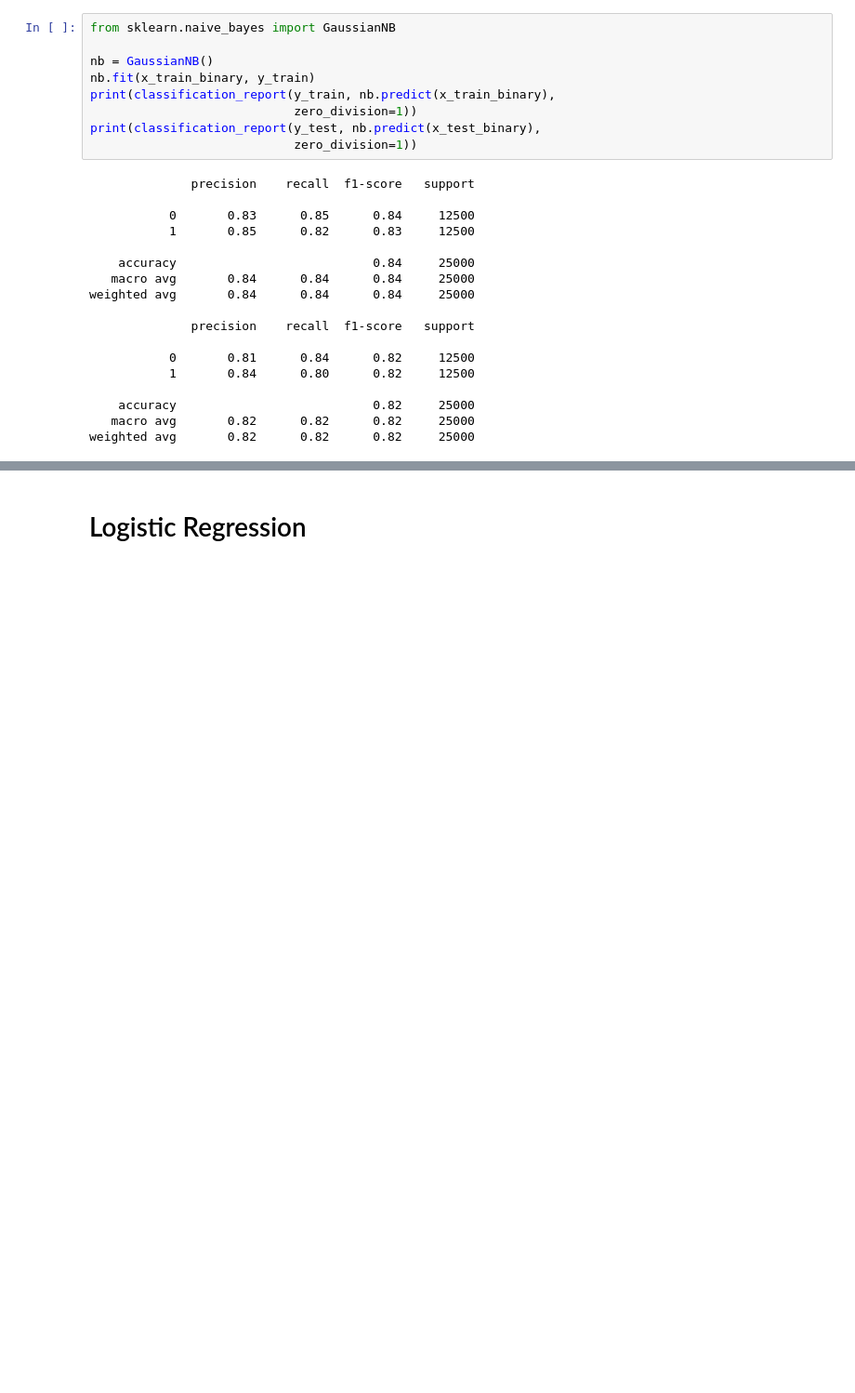
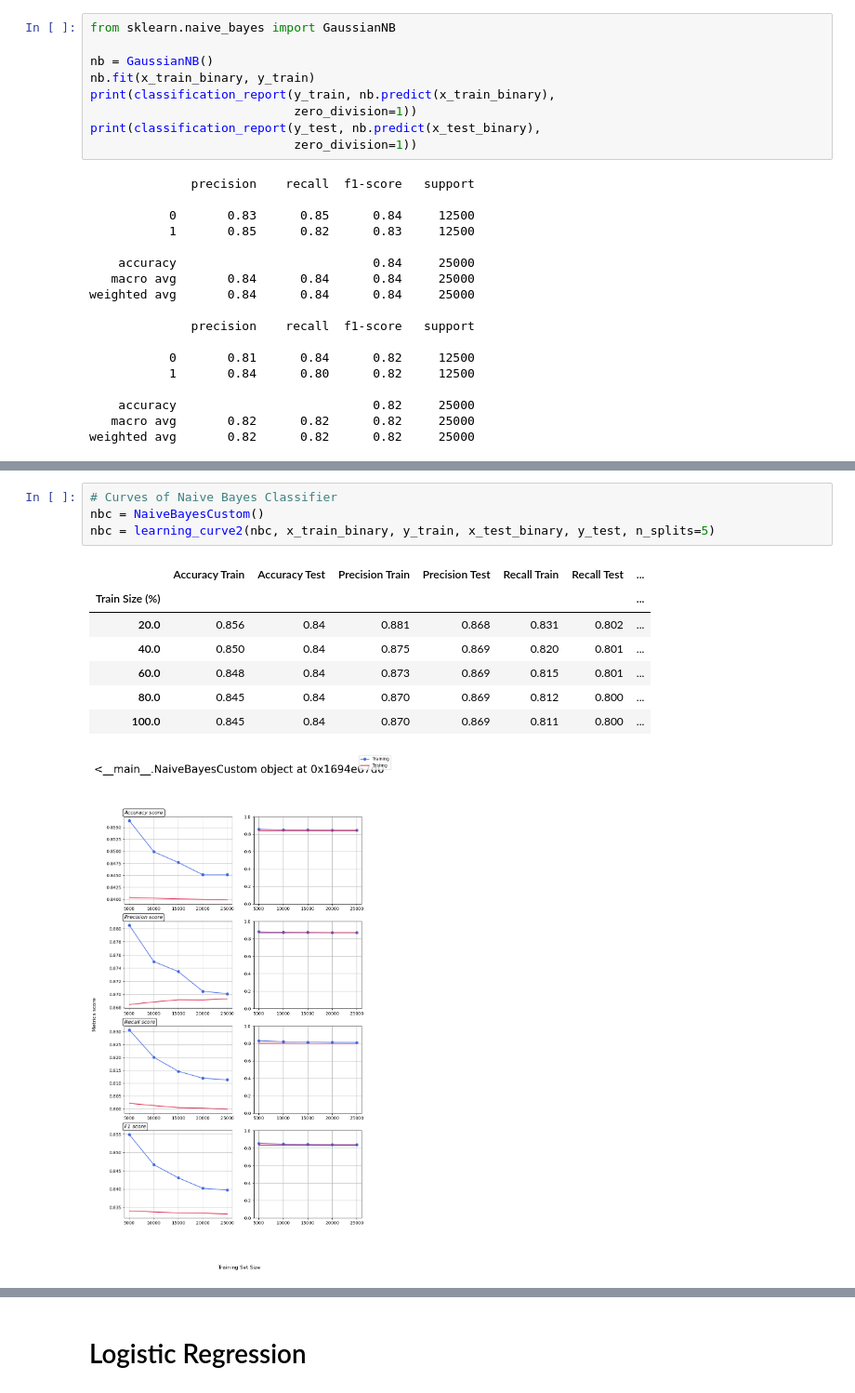
Before and after one commit to GwgwP/AI-Projects, a Jupyter notebook: secondProject/second_project.ipynb, the cells around one changed output, grey strips where cells are left out. Shown at 93% size. Drawn from its saved outputs; the diff is of its cells as text; blank space fills up the shorter version.

```diff
--- a/secondProject/second_project.ipynb
+++ b/secondProject/second_project.ipynb
@@ -268,0 +519,13 @@ weighted avg       0.82      0.82      0.82     25000
+# %%
+# Curves of Naive Bayes Classifier
+nbc = NaiveBayesCustom()
+nbc = learning_curve2(nbc, x_train_binary, y_train, x_test_binary, y_test, n_splits=5)
+# %% [output]
+|  | Accuracy Train | Accuracy Test | Precision Train | Precision Test | Recall Train | Recall Test | ... |
+| Train Size (%) |  |  |  |  |  |  | ... |
+| 20.0 | 0.856 | 0.84 | 0.881 | 0.868 | 0.831 | 0.802 | ... |
+| 40.0 | 0.850 | 0.84 | 0.875 | 0.869 | 0.820 | 0.801 | ... |
+| 60.0 | 0.848 | 0.84 | 0.873 | 0.869 | 0.815 | 0.801 | ... |
+| 80.0 | 0.845 | 0.84 | 0.870 | 0.869 | 0.812 | 0.800 | ... |
+| 100.0 | 0.845 | 0.84 | 0.870 | 0.869 | 0.811 | 0.800 | ... |
+[figure, added]
```
Also changed, not shown: parts of 17 cells of this notebook.
